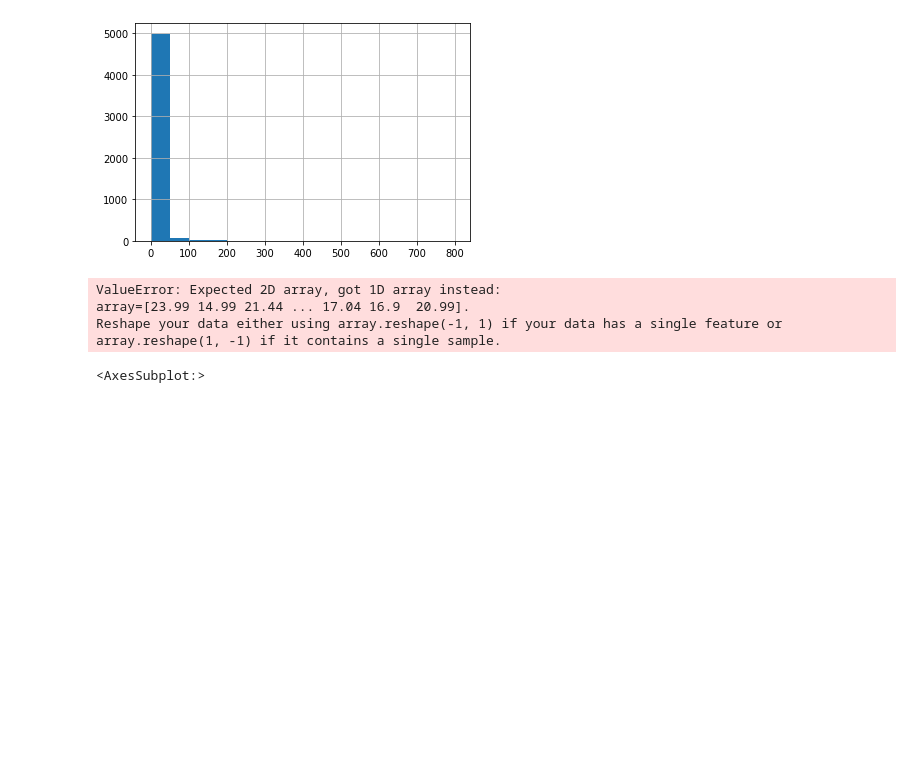
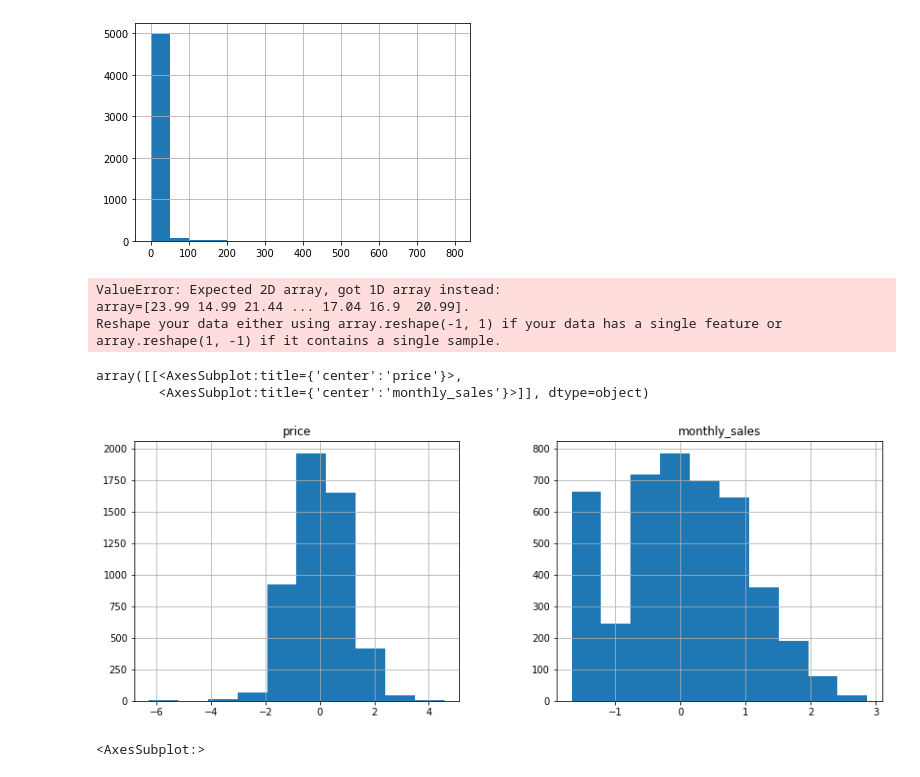
Before and after one commit to Alexandria-Ransom/Amazon_Keywords, a Jupyter notebook: keywords_ecom.ipynb, the cells around one changed output. Saved outputs shown, nothing was run; the diff lists cells and outputs as text; code cells hidden in the pictures; blank space fills up the shorter version.

```diff
--- a/keywords_ecom.ipynb
+++ b/keywords_ecom.ipynb
@@ -352,6 +352,16 @@ df["price"].hist(figsize=(14,5))
 ValueError: Expected 2D array, got 1D array instead:
 array=[23.99 14.99 21.44 ... 17.04 16.9  20.99].
 Reshape your data either using array.reshape(-1, 1) if your data has a single feature or array.reshape(1, -1) if it contains a single sample.
+# %%
+df[["price", "monthly_sales"]] = pd.DataFrame(
+    pt.fit_transform(df[["price", "monthly_sales"]]), columns= [["price", "monthly_sales"]])
+
+
+df[["price","monthly_sales"]].hist(figsize=(14,5))
+# %% [output]
+array([[<AxesSubplot:title={'center':'price'}>,
+        <AxesSubplot:title={'center':'monthly_sales'}>]], dtype=object)
+[figure, added]
 # %%
 df['price'].hist(bins = [ 0, 50, 100, 500,800])
 df['price'].hist()
```
